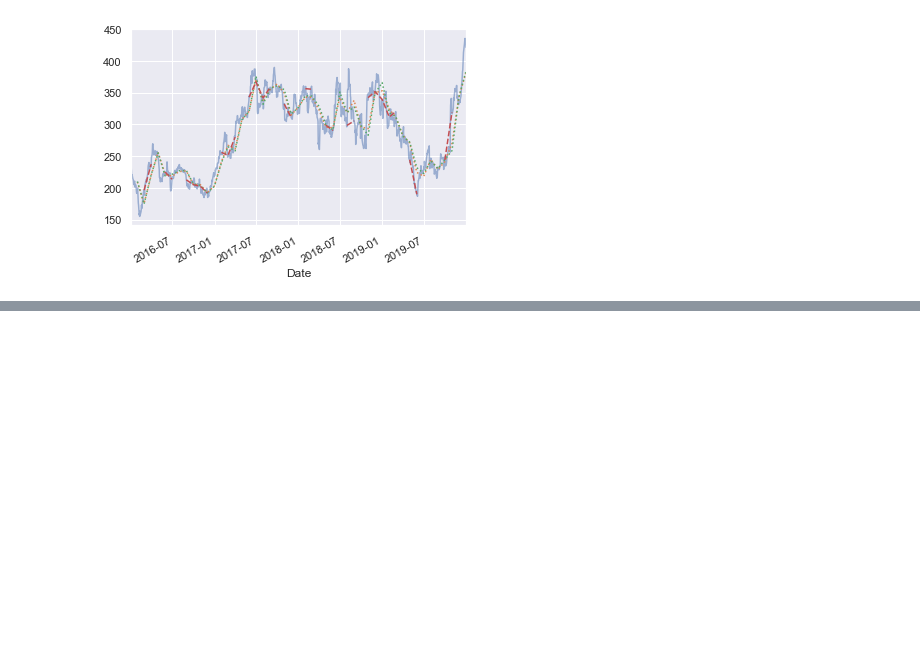
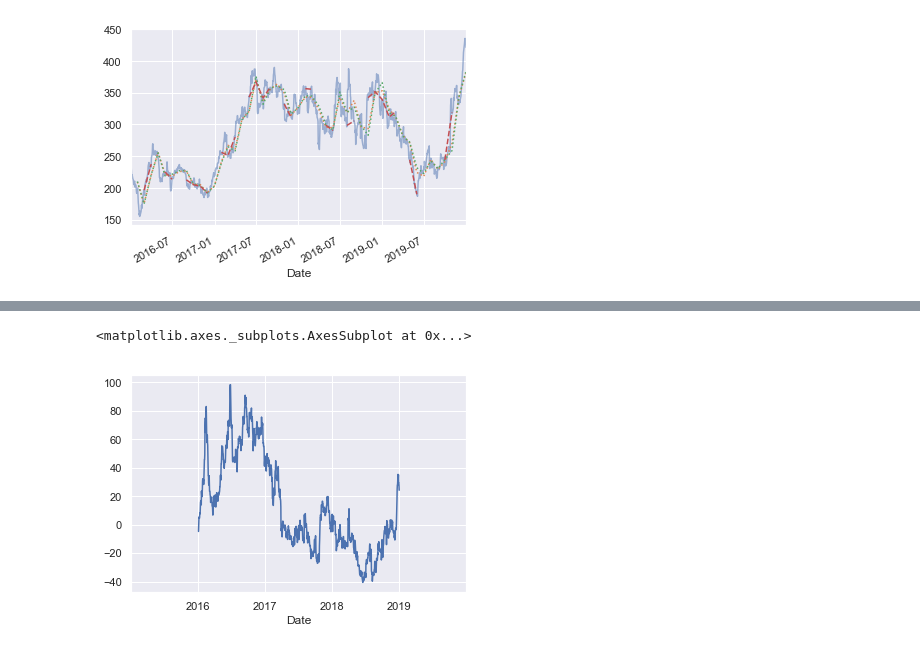
Before and after one commit to pvaddina/python-reference, a Jupyter notebook: pandas/04_time_series.ipynb, the cells around one changed output, grey strips where cells are left out. Saved outputs shown, nothing was run; the diff lists cells and outputs as text; code cells hidden in the pictures; blank space fills up the shorter version.

```diff
--- a/pandas/04_time_series.ipynb
+++ b/pandas/04_time_series.ipynb
@@ -169,0 +182,7 @@ ax[0].get_xticklabels()[2].set(color='red')
+# %%
+# Calculate the return of investment for the stock in a one year period.
+ROI = 100 * (tesla.tshift(-365) / tesla-1)
+ROI.plot()
+# %% [output]
+<matplotlib.axes._subplots.AxesSubplot at 0x...>
+[figure, added]
```
Also changed, not shown: parts of 8 cells of this notebook, 3 other files.
